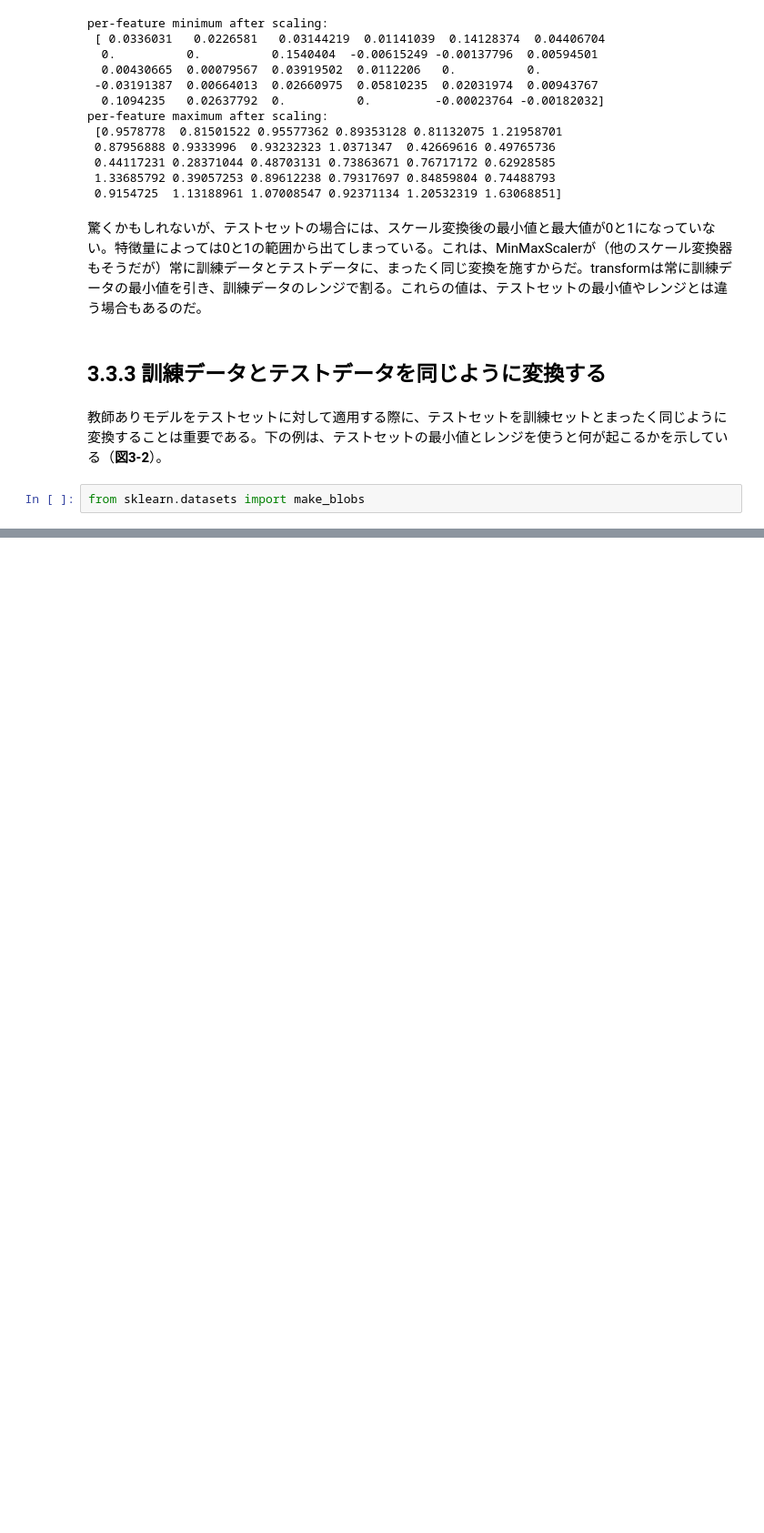
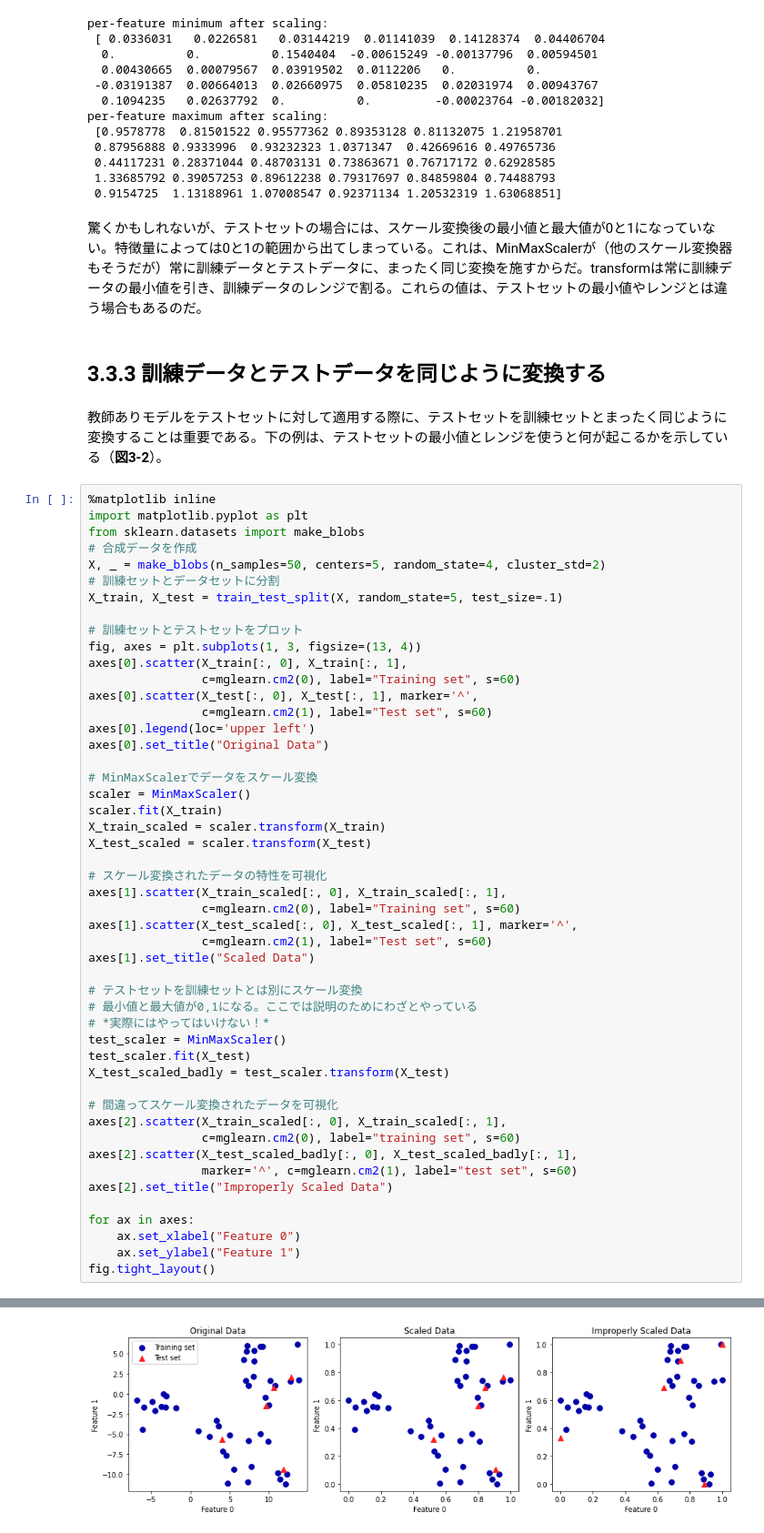
Before and after one commit to yagi469/Introduction-to-machine-learning-with-python, a Jupyter notebook: 03 教師なし学習と前処理.ipynb, the cells around one changed output, grey strips where cells are left out. Shown: that part at 91% size. Cells and saved outputs as stored; diff of their text form; blank space fills up the shorter version.

```diff
--- a/03 教師なし学習と前処理.ipynb
+++ b/03 教師なし学習と前処理.ipynb
@@ -115,5 +115,53 @@ per-feature maximum after scaling:
 ## 3.3.3 訓練データとテストデータを同じように変換する
 # %% [markdown]
 教師ありモデルをテストセットに対して適用する際に、テストセットを訓練セットとまったく同じように変換することは重要である。下の例は、テストセットの最小値とレンジを使うと何が起こるかを示している（__図3-2__）。
-# %%
-from sklearn.datasets import make_blobs
+# %%
+%matplotlib inline
+import matplotlib.pyplot as plt
+from sklearn.datasets import make_blobs
+# 合成データを作成
+X, _ = make_blobs(n_samples=50, centers=5, random_state=4, cluster_std=2)
+# 訓練セットとデータセットに分割
+X_train, X_test = train_test_split(X, random_state=5, test_size=.1)
+
+# 訓練セットとテストセットをプロット
+fig, axes = plt.subplots(1, 3, figsize=(13, 4))
+axes[0].scatter(X_train[:, 0], X_train[:, 1],
+                c=mglearn.cm2(0), label="Training set", s=60)
+axes[0].scatter(X_test[:, 0], X_test[:, 1], marker='^',
+                c=mglearn.cm2(1), label="Test set", s=60)
+axes[0].legend(loc='upper left')
+axes[0].set_title("Original Data")
+
+# MinMaxScalerでデータをスケール変換
+scaler = MinMaxScaler()
+scaler.fit(X_train)
+X_train_scaled = scaler.transform(X_train)
+X_test_scaled = scaler.transform(X_test)
+
+# スケール変換されたデータの特性を可視化
+axes[1].scatter(X_train_scaled[:, 0], X_train_scaled[:, 1],
+                c=mglearn.cm2(0), label="Training set", s=60)
+axes[1].scatter(X_test_scaled[:, 0], X_test_scaled[:, 1], marker='^',
+                c=mglearn.cm2(1), label="Test set", s=60)
+axes[1].set_title("Scaled Data")
+
+# テストセットを訓練セットとは別にスケール変換
+# 最小値と最大値が0,1になる。ここでは説明のためにわざとやっている
+# *実際にはやってはいけない！*
+test_scaler = MinMaxScaler()
+test_scaler.fit(X_test)
+X_test_scaled_badly = test_scaler.transform(X_test)
+
+# 間違ってスケール変換されたデータを可視化
+axes[2].scatter(X_train_scaled[:, 0], X_train_scaled[:, 1],
+                c=mglearn.cm2(0), label="training set", s=60)
+axes[2].scatter(X_test_scaled_badly[:, 0], X_test_scaled_badly[:, 1],
+                marker='^', c=mglearn.cm2(1), label="test set", s=60)
+axes[2].set_title("Improperly Scaled Data")
+
+for ax in axes:
+    ax.set_xlabel("Feature 0")
+    ax.set_ylabel("Feature 1")
+fig.tight_layout()
+# %% [output]
@@ -119,0 +174 @@ from sklearn.datasets import make_blobs
+[figure, added]
```
Also changed, not shown: parts of 2 cells of this notebook.
